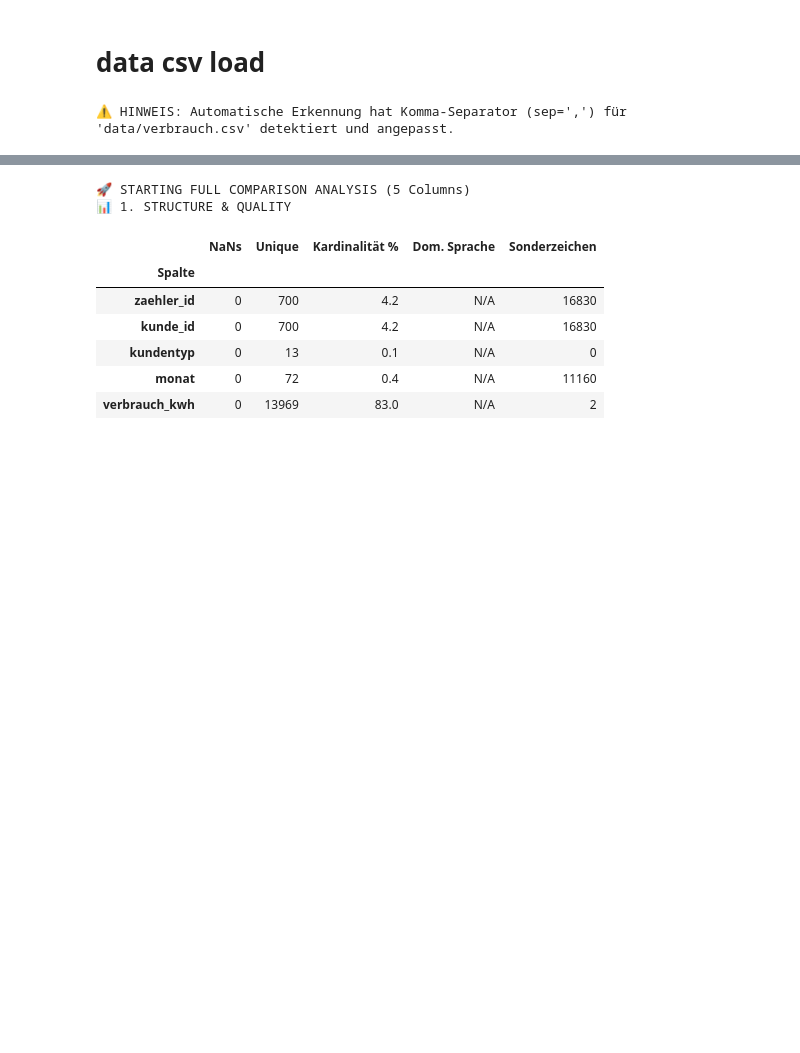
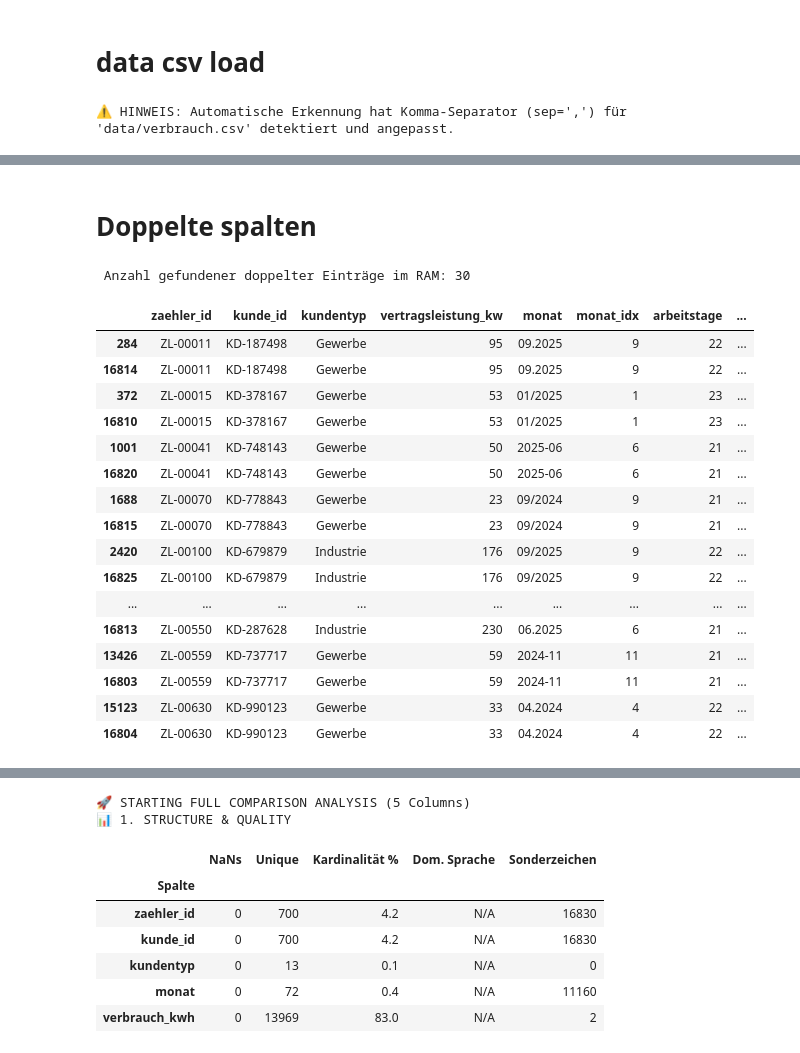
Before and after one commit to AgusLuigi/IHK_Repo, a Jupyter notebook: notebook/02_data_overvive.ipynb, the cells around one changed output, grey strips where cells are left out. Saved outputs shown, nothing was run; the diff lists cells and outputs as text; code cells hidden in the pictures; blank space fills up the shorter version.

```diff
--- a/notebook/02_data_overvive.ipynb
+++ b/notebook/02_data_overvive.ipynb
@@ -36,3 +37,35 @@ Shape (Rows, Columns): (16830, 16) | Duplicate Rows: 30
 **************************************************
 **********  DETECTING REDUNDANT COLUMNS BY CONTENT  **********
 ✅ No redundant columns detected.
+# %% [markdown]
+# Doppelte spalten
+# %%
+# 1. Zeigt alle komplett identischen Zeilen an (inklusive aller Spalten)
+df_duplicates = df[df.duplicated(keep=False)]
+
+# 2. Sortieren nach wichtigen IDs, damit du die Duplikate direkt untereinander siehst
+if 'zaehler_id' in df_duplicates.columns and 'monat' in df_duplicates.columns:
+    df_duplicates = df_duplicates.sort_values(by=['zaehler_id', 'monat'])
+
+# 3. Ausgabe im Notebook
+print(f" Anzahl gefundener doppelter Einträge im RAM: {len(df[df.duplicated()])}")
+display(df_duplicates)
+# %% [output]
+ Anzahl gefundener doppelter Einträge im RAM: 30
+|  | zaehler_id | kunde_id | kundentyp | vertragsleistung_kw | monat | monat_idx | arbeitstage | ... |
+| 284 | ZL-00011 | KD-187498 | Gewerbe | 95 | 09.2025 | 9 | 22 | ... |
+| 16814 | ZL-00011 | KD-187498 | Gewerbe | 95 | 09.2025 | 9 | 22 | ... |
+| 372 | ZL-00015 | KD-378167 | Gewerbe | 53 | 01/2025 | 1 | 23 | ... |
+| 16810 | ZL-00015 | KD-378167 | Gewerbe | 53 | 01/2025 | 1 | 23 | ... |
+| 1001 | ZL-00041 | KD-748143 | Gewerbe | 50 | 2025-06 | 6 | 21 | ... |
+| 16820 | ZL-00041 | KD-748143 | Gewerbe | 50 | 2025-06 | 6 | 21 | ... |
+| 1688 | ZL-00070 | KD-778843 | Gewerbe | 23 | 09/2024 | 9 | 21 | ... |
+| 16815 | ZL-00070 | KD-778843 | Gewerbe | 23 | 09/2024 | 9 | 21 | ... |
+| 2420 | ZL-00100 | KD-679879 | Industrie | 176 | 09/2025 | 9 | 22 | ... |
+| 16825 | ZL-00100 | KD-679879 | Industrie | 176 | 09/2025 | 9 | 22 | ... |
+| ... | ... | ... | ... | ... | ... | ... | ... | ... |
+| 16813 | ZL-00550 | KD-287628 | Industrie | 230 | 06.2025 | 6 | 21 | ... |
+| 13426 | ZL-00559 | KD-737717 | Gewerbe | 59 | 2024-11 | 11 | 21 | ... |
+| 16803 | ZL-00559 | KD-737717 | Gewerbe | 59 | 2024-11 | 11 | 21 | ... |
+| 15123 | ZL-00630 | KD-990123 | Gewerbe | 33 | 04.2024 | 4 | 22 | ... |
+| 16804 | ZL-00630 | KD-990123 | Gewerbe | 33 | 04.2024 | 4 | 22 | ... |
```
Also changed, not shown: parts of 4 cells of this notebook, 6 other files.
